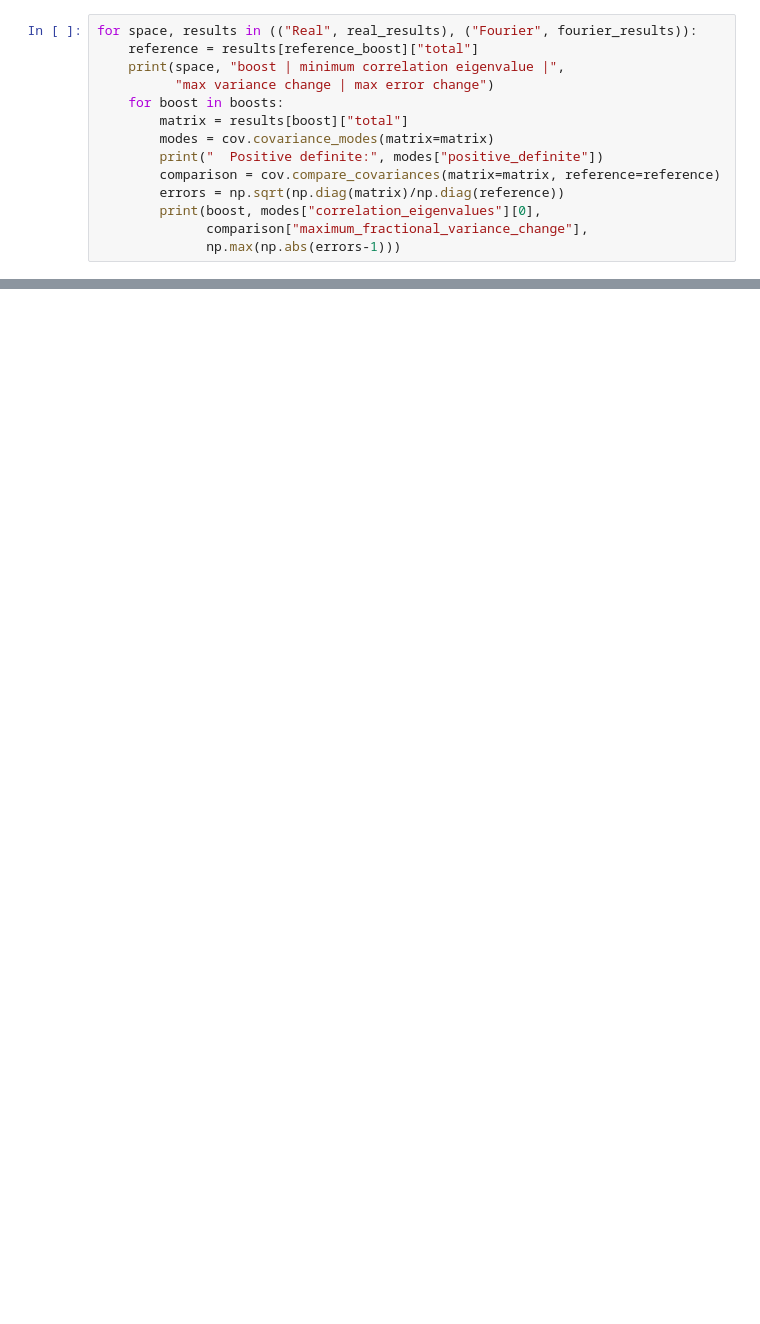
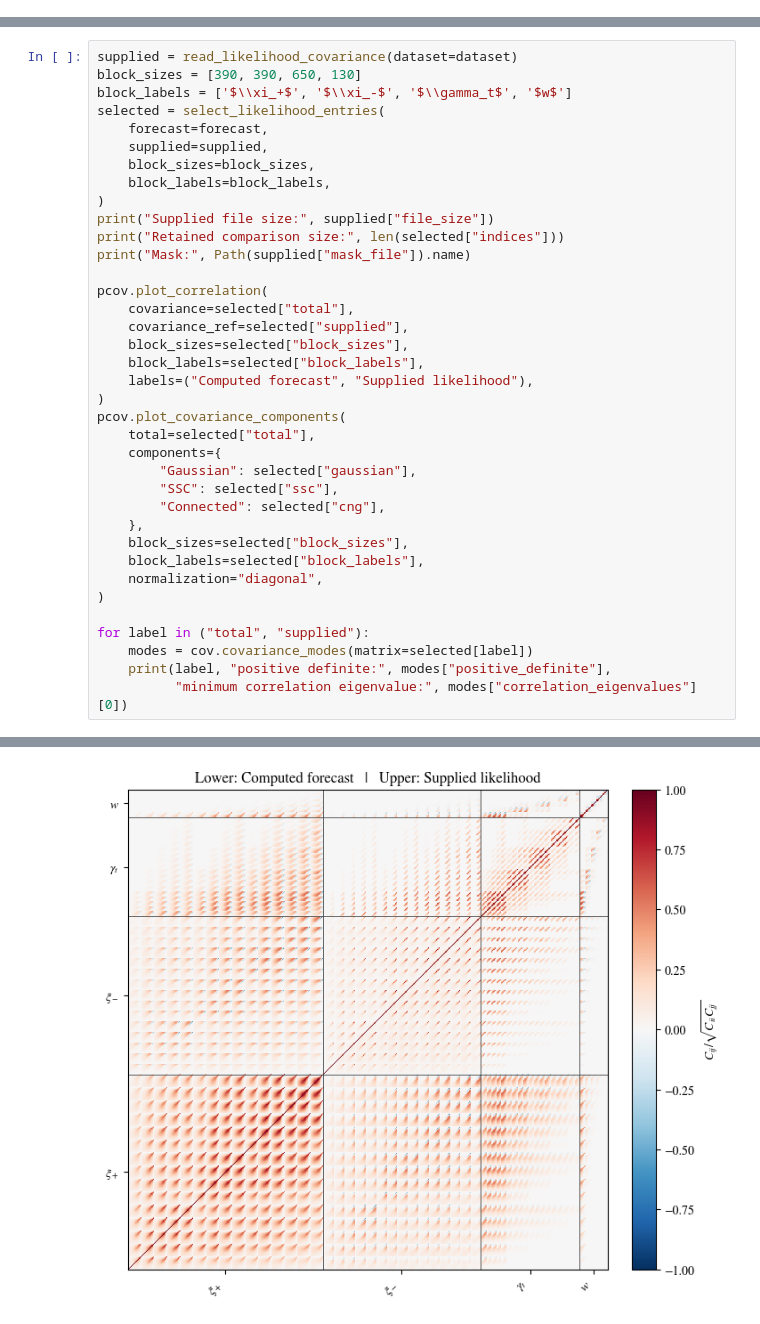
Before and after one commit to CosmoLike/cocoa_lsst_y1, a Jupyter notebook: EXAMPLE_EVALUATE_COVARIANCE.ipynb, the cells around one changed output, grey strips where cells are left out. Cells and saved outputs as stored; diff of their text form; blank space fills up the shorter version.

```diff
--- a/EXAMPLE_EVALUATE_COVARIANCE.ipynb
+++ b/EXAMPLE_EVALUATE_COVARIANCE.ipynb
@@ -232,14 +60,0 @@ missing components. Grey pixels mark undefined normalizations.
-# %%
-for space, results in (("Real", real_results), ("Fourier", fourier_results)):
-    reference = results[reference_boost]["total"]
-    print(space, "boost | minimum correlation eigenvalue |",
-          "max variance change | max error change")
-    for boost in boosts:
-        matrix = results[boost]["total"]
-        modes = cov.covariance_modes(matrix=matrix)
-        print("  Positive definite:", modes["positive_definite"])
-        comparison = cov.compare_covariances(matrix=matrix, reference=reference)
-        errors = np.sqrt(np.diag(matrix)/np.diag(reference))
-        print(boost, modes["correlation_eigenvalues"][0],
-              comparison["maximum_fractional_variance_change"],
-              np.max(np.abs(errors-1)))
@@ -283,0 +183,38 @@ interfaces without altering the installed cosmology.
+# %%
+supplied = read_likelihood_covariance(dataset=dataset)
+block_sizes = [390, 390, 650, 130]
+block_labels = ['$\\xi_+$', '$\\xi_-$', '$\\gamma_t$', '$w$']
+selected = select_likelihood_entries(
+    forecast=forecast,
+    supplied=supplied,
+    block_sizes=block_sizes,
+    block_labels=block_labels,
+)
+print("Supplied file size:", supplied["file_size"])
+print("Retained comparison size:", len(selected["indices"]))
+print("Mask:", Path(supplied["mask_file"]).name)
+
+pcov.plot_correlation(
+    covariance=selected["total"],
+    covariance_ref=selected["supplied"],
+    block_sizes=selected["block_sizes"],
+    block_labels=selected["block_labels"],
+    labels=("Computed forecast", "Supplied likelihood"),
+)
+pcov.plot_covariance_components(
+    total=selected["total"],
+    components={
+        "Gaussian": selected["gaussian"],
+        "SSC": selected["ssc"],
+        "Connected": selected["cng"],
+    },
+    block_sizes=selected["block_sizes"],
+    block_labels=selected["block_labels"],
+    normalization="diagonal",
+)
+
+for label in ("total", "supplied"):
+    modes = cov.covariance_modes(matrix=selected[label])
+    print(label, "positive definite:", modes["positive_definite"],
+          "minimum correlation eigenvalue:", modes["correlation_eigenvalues"][0])
+# %% [output]
@@ -283,0 +224 @@ interfaces without altering the installed cosmology.
+[figure, added]
```
Also changed, not shown: parts of 27 cells of this notebook, 4 other files.
